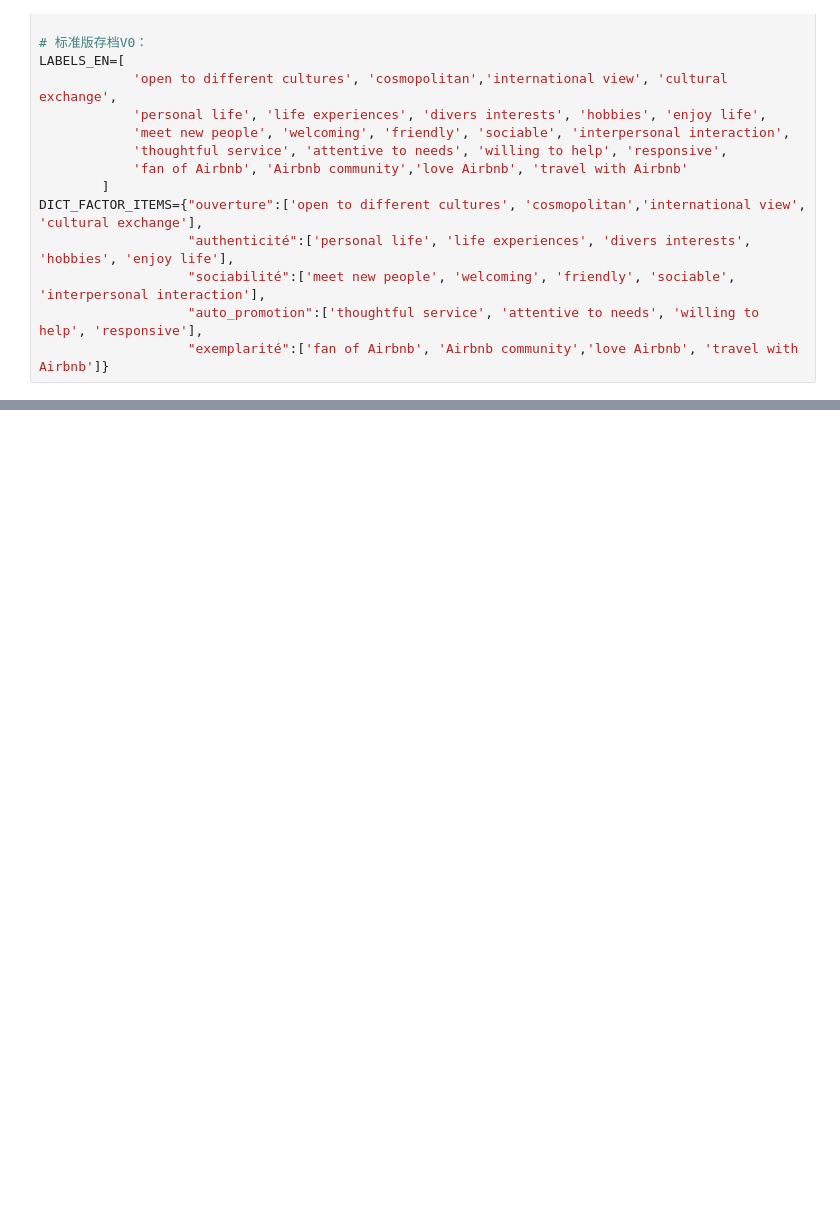
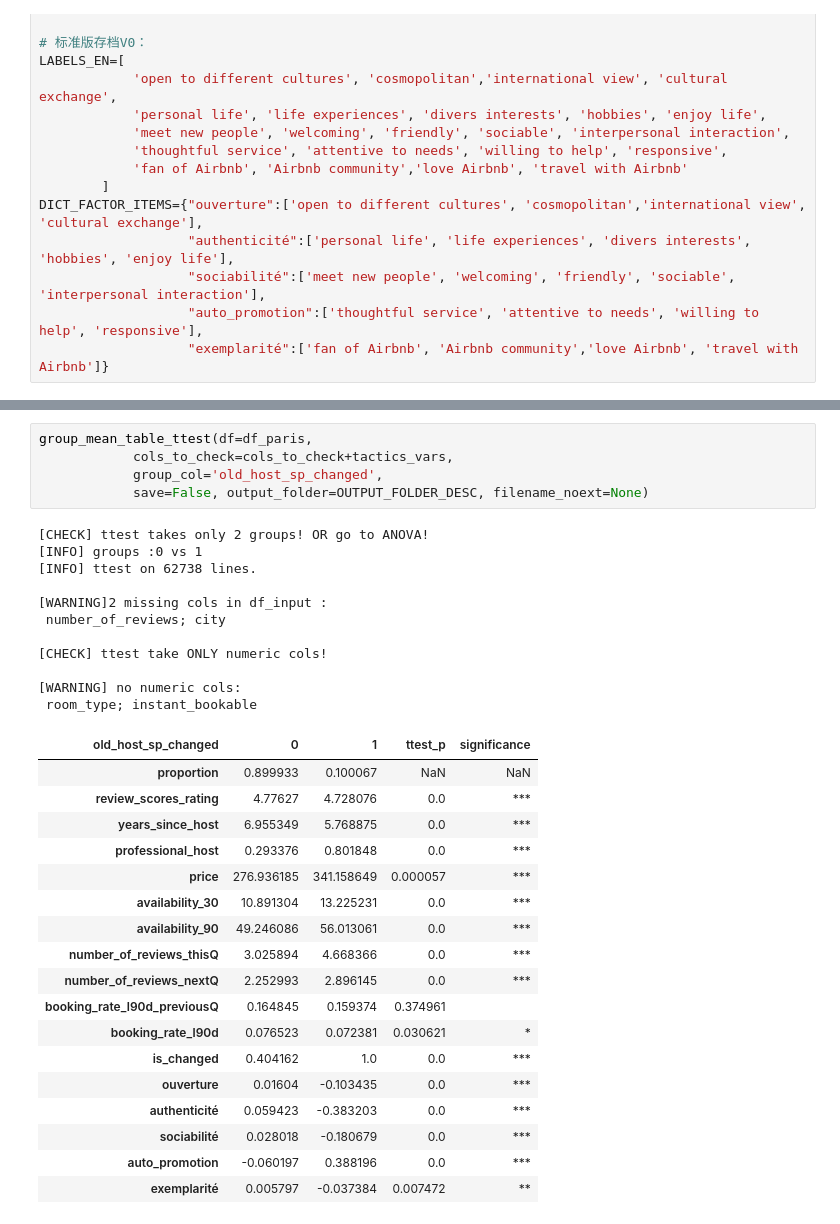
Before and after one commit to yeliu-dh/SelfPresentation_Multimodal_airbnb, a Jupyter notebook: C_stat/test_mod.ipynb, the cells around one changed output, grey strips where cells are left out. Saved outputs shown, nothing was run; the diff lists cells and outputs as text; blank space fills up the shorter version.

```diff
--- a/C_stat/test_mod.ipynb
+++ b/C_stat/test_mod.ipynb
@@ -47,0 +247,35 @@ group_mean_table_ttest(df=df,
+# %%
+group_mean_table_ttest(df=df_paris,
+            cols_to_check=cols_to_check+tactics_vars,
+            group_col='old_host_sp_changed',
+            save=False, output_folder=OUTPUT_FOLDER_DESC, filename_noext=None)
+# %% [output]
+[CHECK] ttest takes only 2 groups! OR go to ANOVA!
+[INFO] groups :0 vs 1
+[INFO] ttest on 62738 lines.
+
+[WARNING]2 missing cols in df_input :
+ number_of_reviews; city
+
+[CHECK] ttest take ONLY numeric cols!
+
+[WARNING] no numeric cols:
+ room_type; instant_bookable
+| old_host_sp_changed | 0 | 1 | ttest_p | significance |
+| proportion | 0.899933 | 0.100067 | NaN | NaN |
+| review_scores_rating | 4.77627 | 4.728076 | 0.0 | *** |
+| years_since_host | 6.955349 | 5.768875 | 0.0 | *** |
+| professional_host | 0.293376 | 0.801848 | 0.0 | *** |
+| price | 276.936185 | 341.158649 | 0.000057 | *** |
+| availability_30 | 10.891304 | 13.225231 | 0.0 | *** |
+| availability_90 | 49.246086 | 56.013061 | 0.0 | *** |
+| number_of_reviews_thisQ | 3.025894 | 4.668366 | 0.0 | *** |
+| number_of_reviews_nextQ | 2.252993 | 2.896145 | 0.0 | *** |
+| booking_rate_l90d_previousQ | 0.164845 | 0.159374 | 0.374961 |  |
+| booking_rate_l90d | 0.076523 | 0.072381 | 0.030621 | * |
+| is_changed | 0.404162 | 1.0 | 0.0 | *** |
+| ouverture | 0.01604 | -0.103435 | 0.0 | *** |
+| authenticité | 0.059423 | -0.383203 | 0.0 | *** |
+| sociabilité | 0.028018 | -0.180679 | 0.0 | *** |
+| auto_promotion | -0.060197 | 0.388196 | 0.0 | *** |
+| exemplarité | 0.005797 | -0.037384 | 0.007472 | ** |
```
Also changed, not shown: parts of 24 cells of this notebook, 4 other files.
